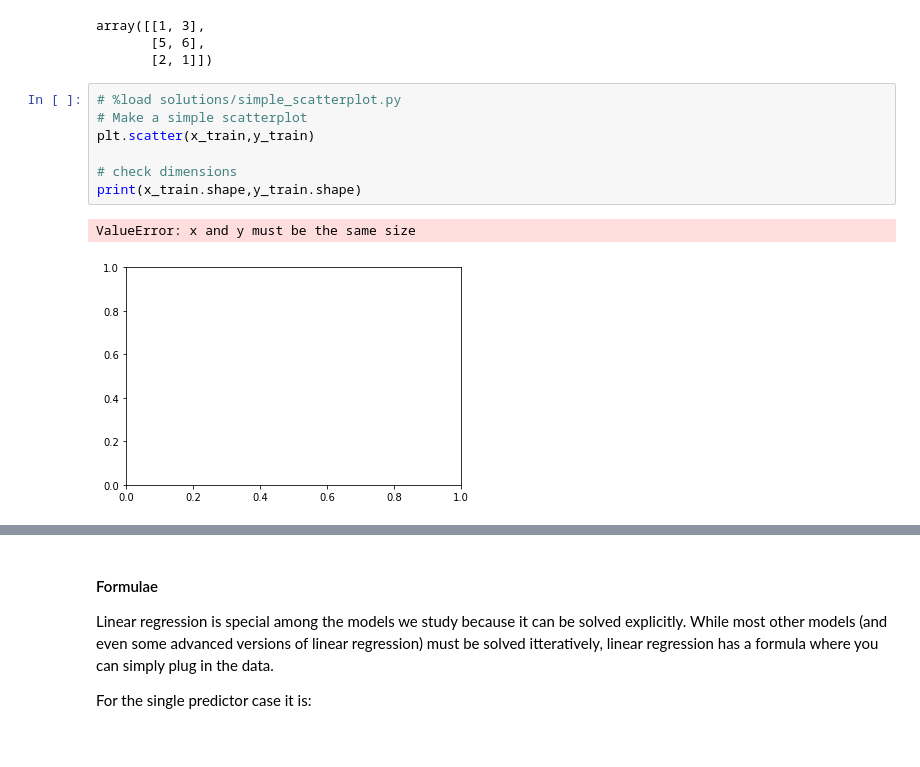
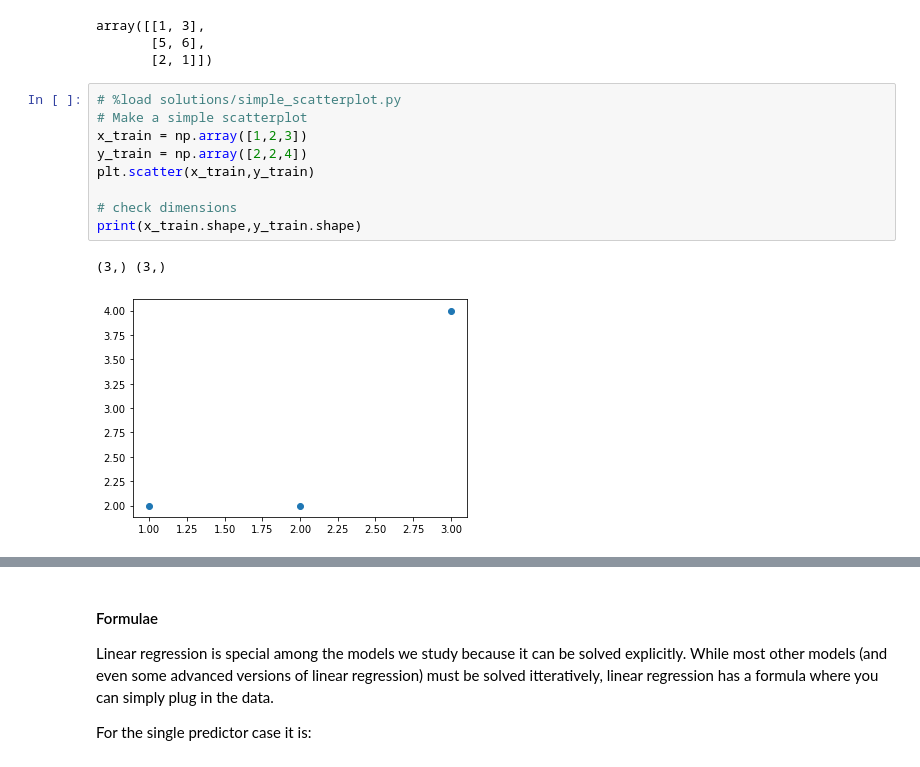
Before and after one commit to tth63425/2019-CS109A, a Jupyter notebook: content/labs/lab03/notebook/cs109a_lab3_kNN_SLR_matplot.ipynb, the cells around one changed output, grey strips where cells are left out. Drawn from its saved outputs; the diff is of its cells as text.

```diff
--- a/content/labs/lab03/notebook/cs109a_lab3_kNN_SLR_matplot.ipynb
+++ b/content/labs/lab03/notebook/cs109a_lab3_kNN_SLR_matplot.ipynb
@@ -511,13 +571,15 @@ array([[1, 3],
 # %%
 # %load solutions/simple_scatterplot.py
 # Make a simple scatterplot
+x_train = np.array([1,2,3])
+y_train = np.array([2,2,4])
 plt.scatter(x_train,y_train)
 
 # check dimensions
 print(x_train.shape,y_train.shape)
 # %% [output]
-ValueError: x and y must be the same size
+(3,) (3,)
-[figure, old version]
+[figure, new version]
 # %%
 # %load solutions/nice_scatterplot.py
 def nice_scatterplot(x, y, title):
```
Also changed, not shown: parts of 13 cells of this notebook.
